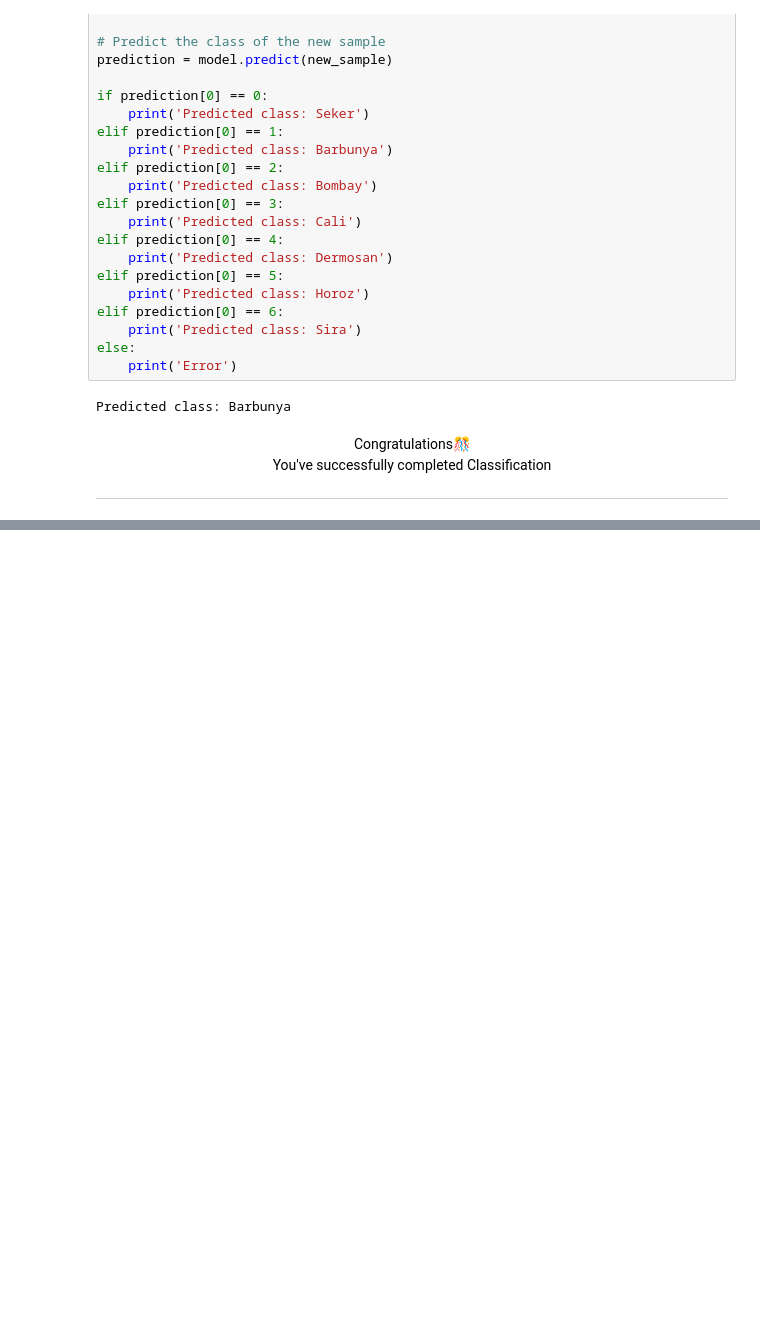
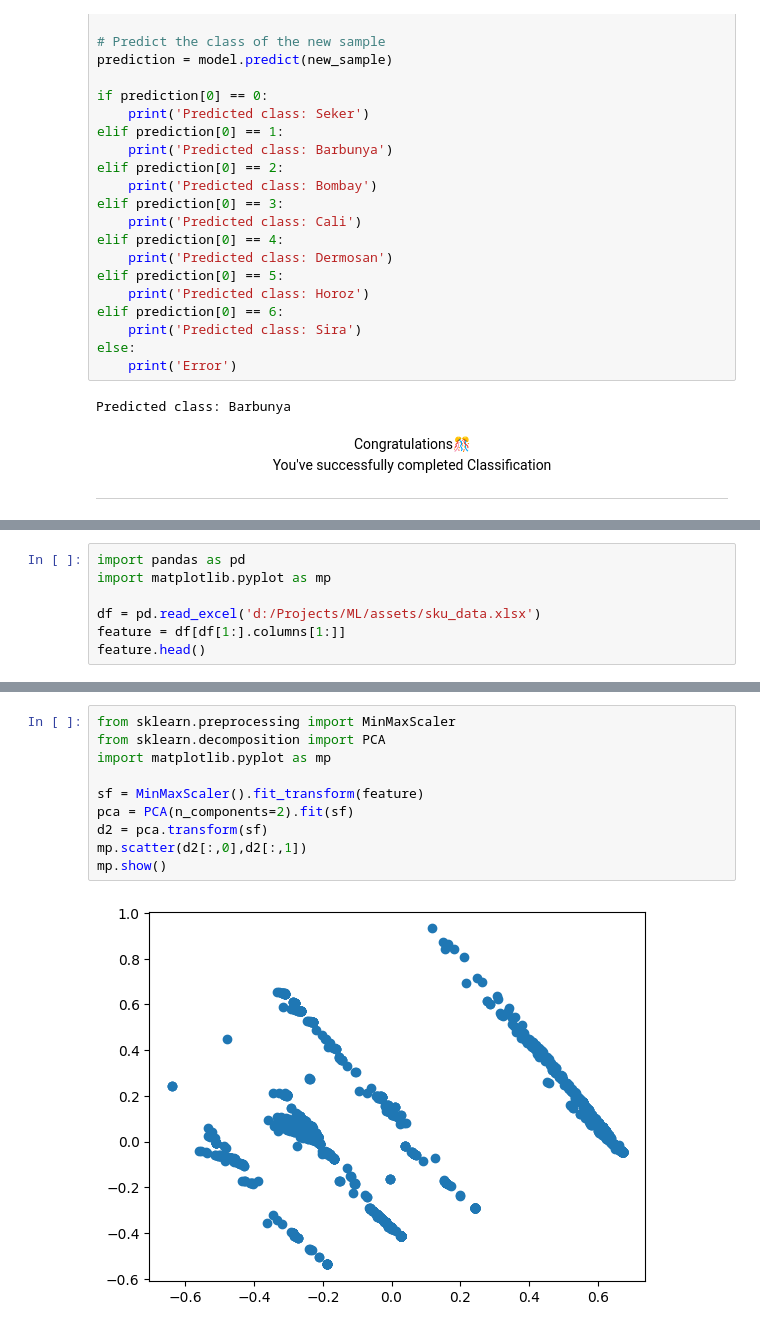
Before and after one commit to Chitransh-coder/ML, a Jupyter notebook: ML Notes.ipynb, the cells around one changed output, grey strips where cells are left out. Saved outputs shown, nothing was run; the diff lists cells and outputs as text; blank space fills up the shorter version.

```diff
--- a/ML Notes.ipynb
+++ b/ML Notes.ipynb
@@ -1735,0 +1740,7 @@ You've successfully completed Classification</center>
+# %%
+import pandas as pd
+import matplotlib.pyplot as mp
+
+df = pd.read_excel('d:/Projects/ML/assets/sku_data.xlsx')
+feature = df[df[1:].columns[1:]]
+feature.head()
@@ -1735,0 +1756,12 @@ You've successfully completed Classification</center>
+# %%
+from sklearn.preprocessing import MinMaxScaler
+from sklearn.decomposition import PCA
+import matplotlib.pyplot as mp
+
+sf = MinMaxScaler().fit_transform(feature)
+pca = PCA(n_components=2).fit(sf)
+d2 = pca.transform(sf)
+mp.scatter(d2[:,0],d2[:,1])
+mp.show()
+# %% [output]
+[figure, added]
```
Also changed, not shown: parts of 14 cells of this notebook, 2 other files.
